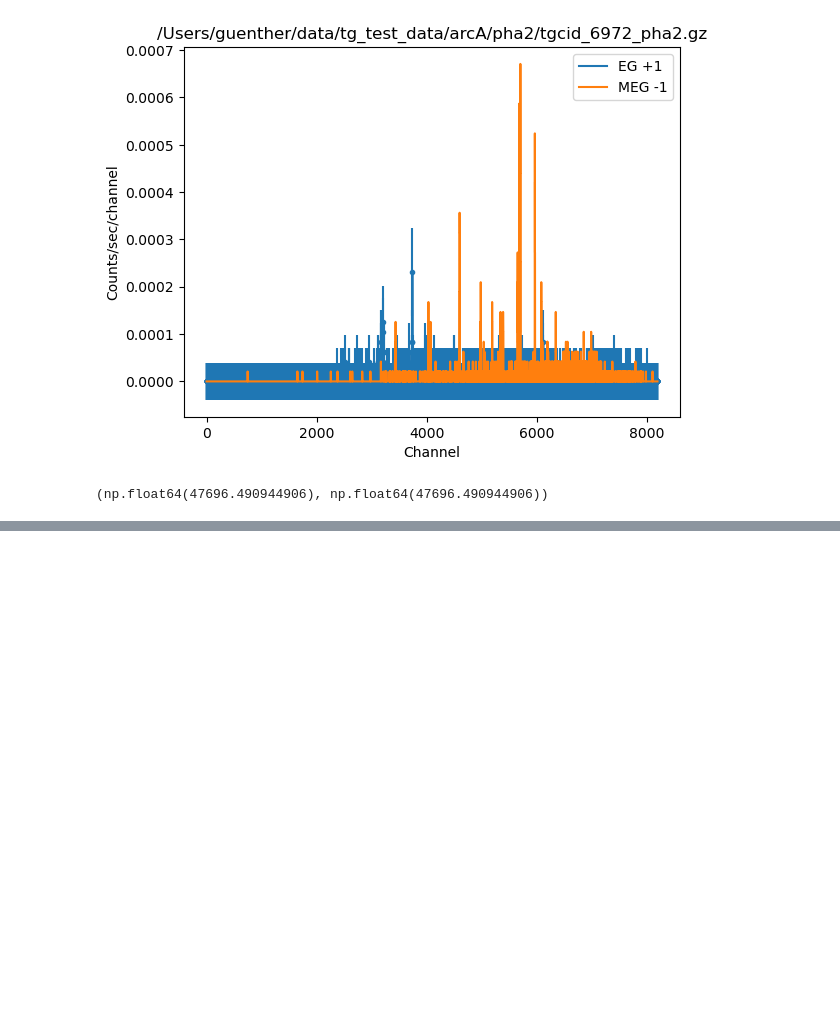
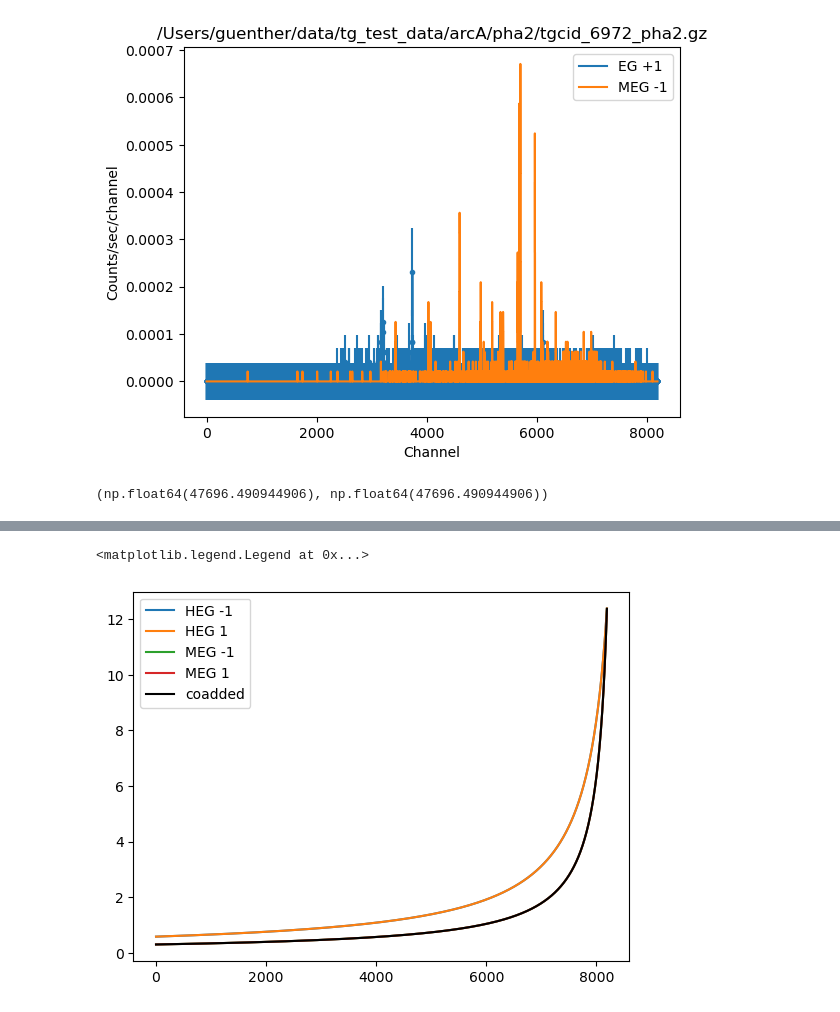
Before and after one commit to HETGS/tgdingo, a Jupyter notebook: develop/plot.ipynb, the cells around one changed output, grey strips where cells are left out. Saved outputs shown, nothing was run; the diff lists cells and outputs as text; code cells hidden in the pictures; blank space fills up the shorter version.

```diff
--- a/develop/plot.ipynb
+++ b/develop/plot.ipynb
@@ -126,0 +248,20 @@ dataplot.xlabel
+# %%
+fig, ax = plt.subplots()
+
+for k, v in phas.items():
+    v.ungroup()
+    v.set_analysis("energy")
+    ax.plot(v.get_arf(1).x, label=f"{k[0]} {k[1]}")
+
+ax.plot(
+    coadded_pha.get_arf(1).x,
+    label="coadded",
+    linestyle="-",
+    marker=None,
+    color="k",
+)
+
+ax.legend()
+# %% [output]
+<matplotlib.legend.Legend at 0x...>
+[figure, added]
```
Also changed, not shown: parts of 13 cells of this notebook, 12 other files.
